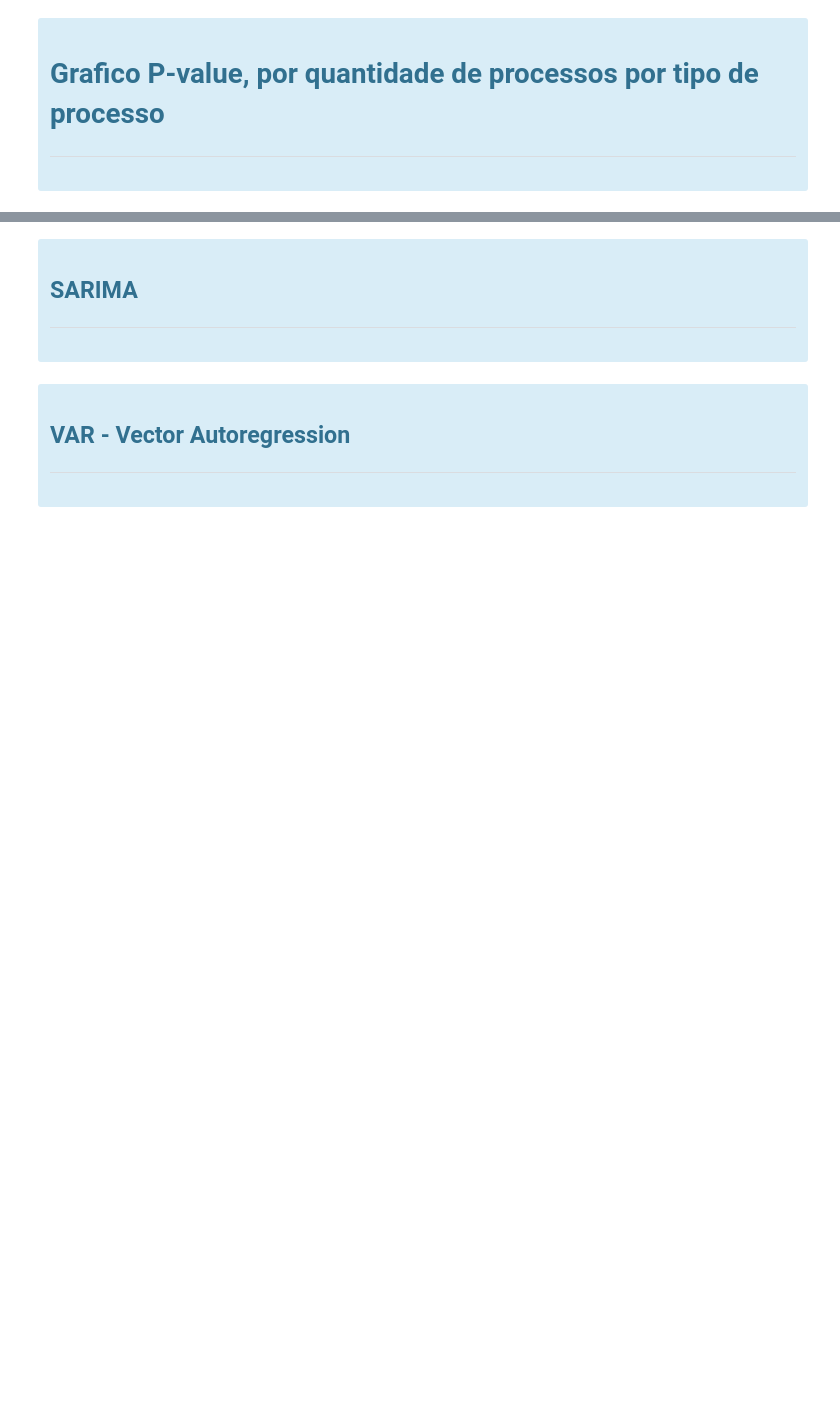
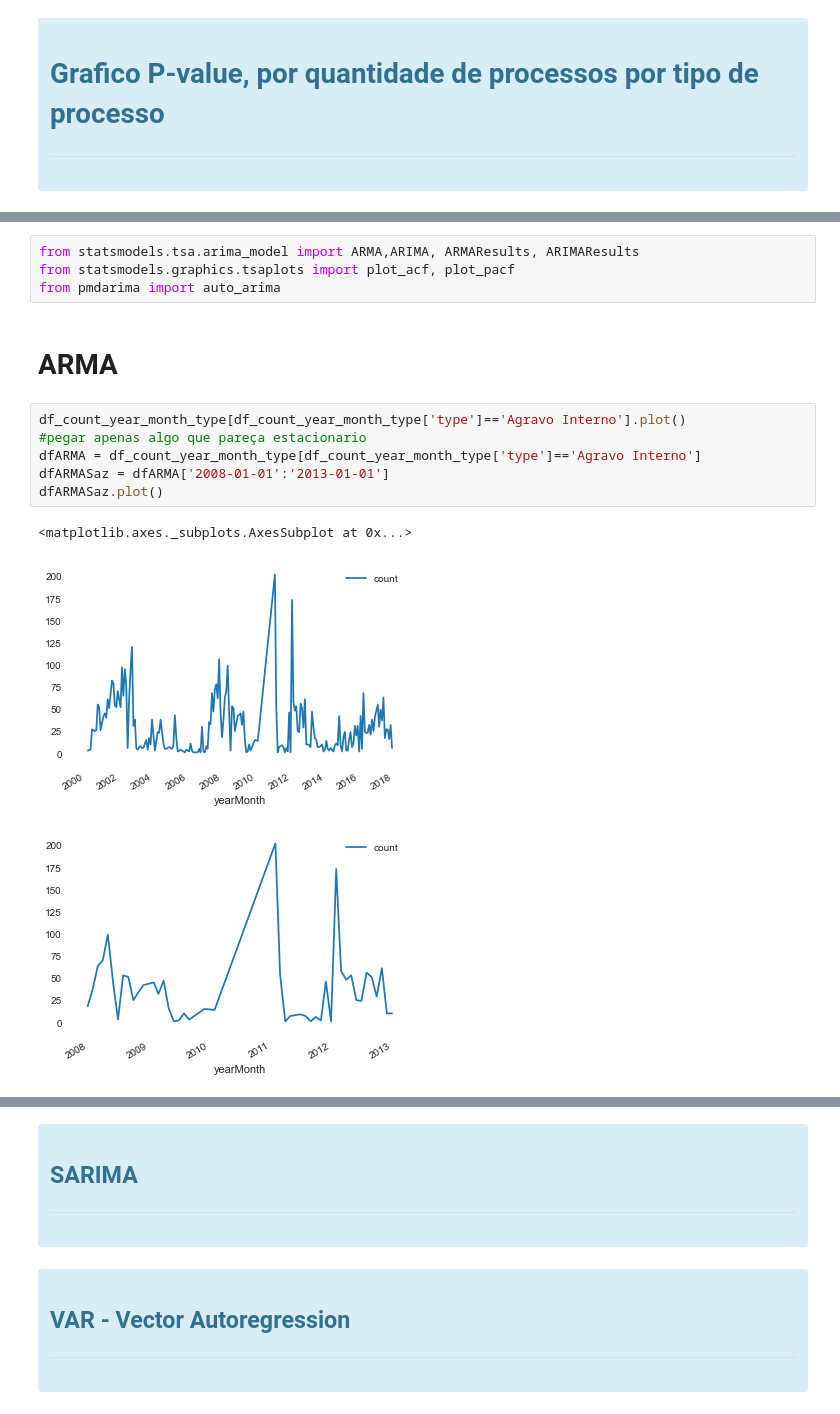
Before and after one commit to joaocamargo/TCC-PUCRS-2020, a Jupyter notebook: TCC- Forecasting.ipynb, the cells around one changed output, grey strips where cells are left out. Cells and saved outputs as stored; diff of their text form; blank space fills up the shorter version.

Commit message:
arima,sarima

```diff
--- a/TCC- Forecasting.ipynb
+++ b/TCC- Forecasting.ipynb
@@ -572,0 +774,16 @@ df_count_year_month_type[df_count_year_month_type['type']=='Petição'].plot() #
+# %%
+from statsmodels.tsa.arima_model import ARMA,ARIMA, ARMAResults, ARIMAResults
+from statsmodels.graphics.tsaplots import plot_acf, plot_pacf
+from pmdarima import auto_arima
+# %% [markdown]
+# ARMA
+# %%
+df_count_year_month_type[df_count_year_month_type['type']=='Agravo Interno'].plot()
+#pegar apenas algo que pareça estacionario
+dfARMA = df_count_year_month_type[df_count_year_month_type['type']=='Agravo Interno']
+dfARMASaz = dfARMA['2008-01-01':'2013-01-01']
+dfARMASaz.plot()
+# %% [output]
+<matplotlib.axes._subplots.AxesSubplot at 0x...>
+[figure, added]
+[figure, added]
```
Also changed, not shown: parts of 68 cells of this notebook.
